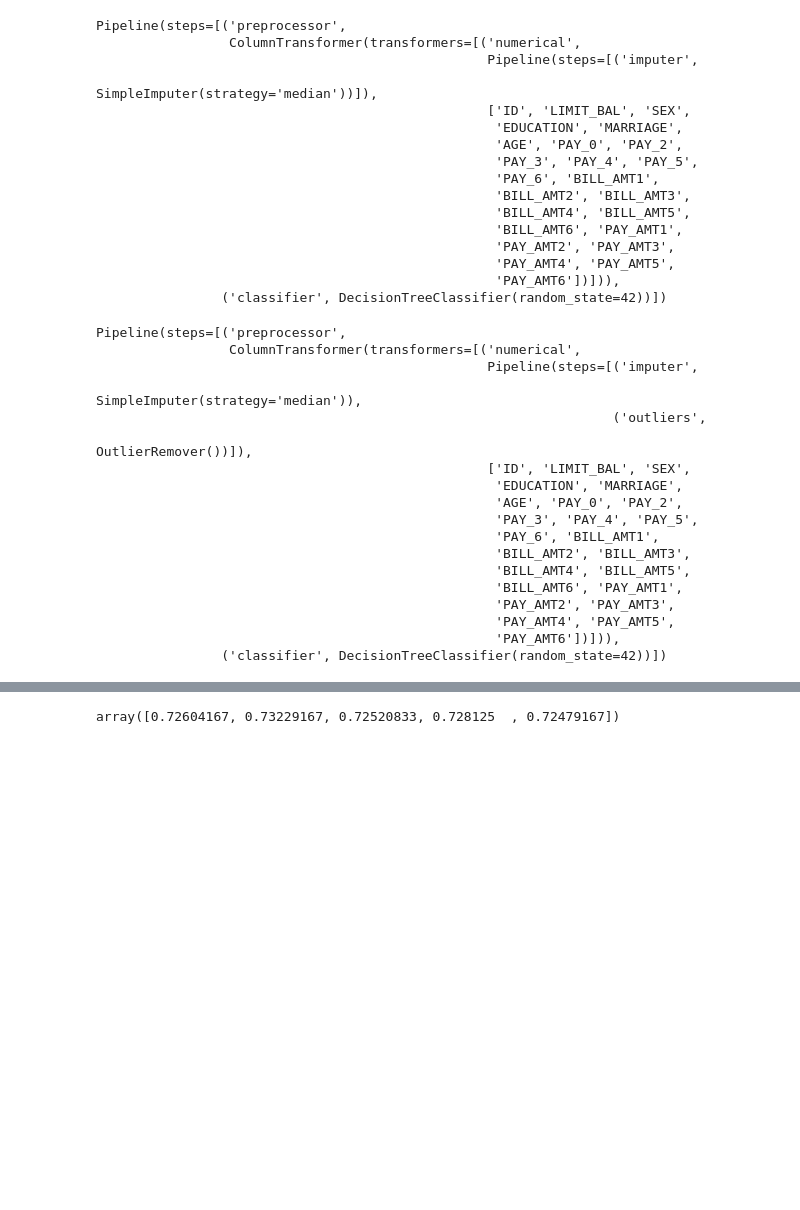
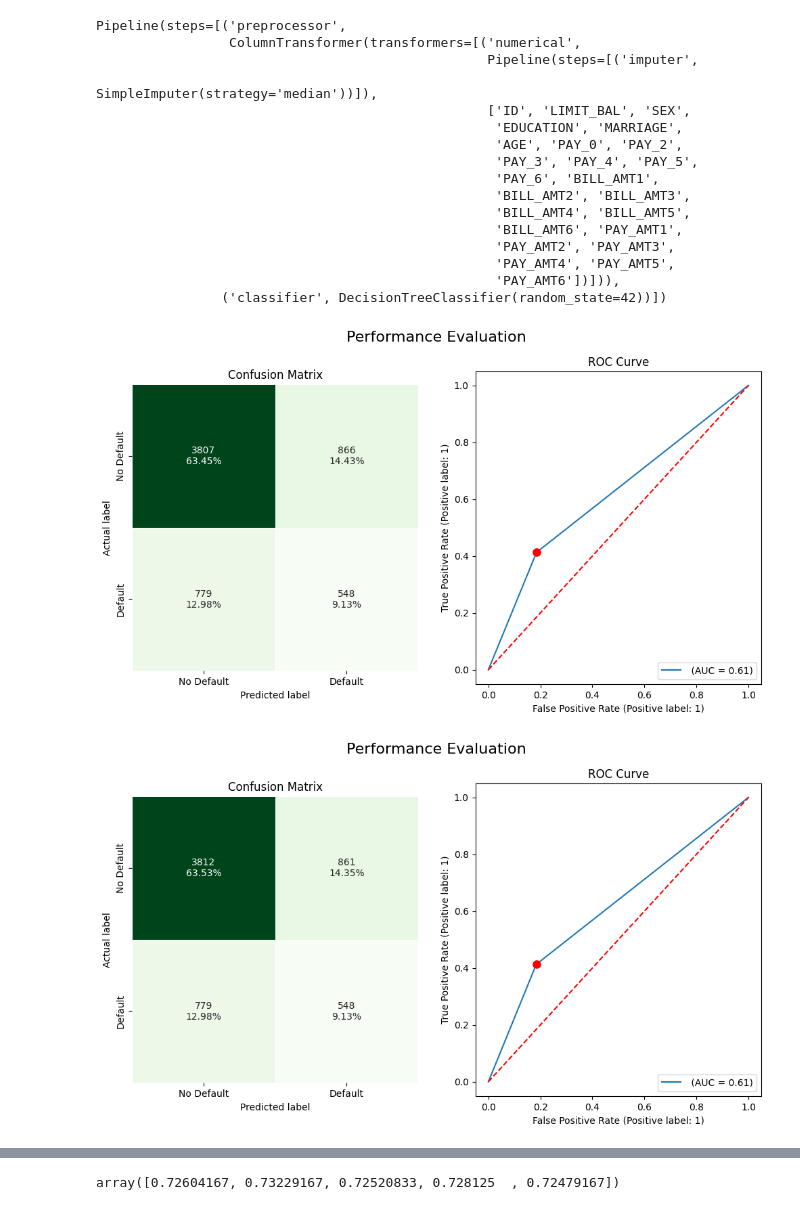
Before and after one commit to AleksandrMorozov123/Financial-modelling-in-Python-and-R, a Jupyter notebook: credit-risk-models.ipynb, the cells around one changed output, grey strips where cells are left out. Cells and saved outputs as stored; diff of their text form; code cells hidden in the pictures; blank space fills up the shorter version.

```diff
--- a/credit-risk-models.ipynb
+++ b/credit-risk-models.ipynb
@@ -323,6 +430,13 @@ Pipeline(steps=[('preprocessor',
                                                    'PAY_AMT4', 'PAY_AMT5',
                                                    'PAY_AMT6'])])),
                 ('classifier', DecisionTreeClassifier(random_state=42))])
+# %%
+LABELS = ["No Default", "Default"]
+tree_perf = performance_evaluation_report(tree_pipeline, X_test,
+                                          y_test, labels=LABELS,
+                                          show_plot=True)
+# %% [output]
+[figure, added]
 # %%
 from sklearn.base import BaseEstimator, TransformerMixin
 import numpy as np
@@ -360,25 +474,12 @@ preprocessor = ColumnTransformer(transformers=[("numerical", num_pipeline, num_f
 dec_tree = DecisionTreeClassifier(random_state=42)
 tree_pipeline = Pipeline(steps=[("preprocessor", preprocessor), ("classifier", dec_tree)])
 tree_pipeline.fit(X_train, y_train)
+
+tree_perf = performance_evaluation_report(tree_pipeline, X_test,
+                                          y_test, labels=LABELS,
+                                          show_plot=True)
 # %% [output]
-Pipeline(steps=[('preprocessor',
-                 ColumnTransformer(transformers=[('numerical',
-                                                  Pipeline(steps=[('imputer',
-                                                                   SimpleImputer(strategy='median')),
-                                                                  ('outliers',
-                                                                   OutlierRemover())]),
-                                                  ['ID', 'LIMIT_BAL', 'SEX',
-                                                   'EDUCATION', 'MARRIAGE',
-                                                   'AGE', 'PAY_0', 'PAY_2',
-                                                   'PAY_3', 'PAY_4', 'PAY_5',
-                                                   'PAY_6', 'BILL_AMT1',
-                                                   'BILL_AMT2', 'BILL_AMT3',
-                                                   'BILL_AMT4', 'BILL_AMT5',
-                                                   'BILL_AMT6', 'PAY_AMT1',
-                                                   'PAY_AMT2', 'PAY_AMT3',
-                                                   'PAY_AMT4', 'PAY_AMT5',
-                                                   'PAY_AMT6'])])),
-                ('classifier', DecisionTreeClassifier(random_state=42))])
+[figure, added]
 # %%
 tree_pipeline.named_steps
 tree_pipeline.named_steps["classifier"]
```
Also changed, not shown: parts of 18 cells of this notebook.
